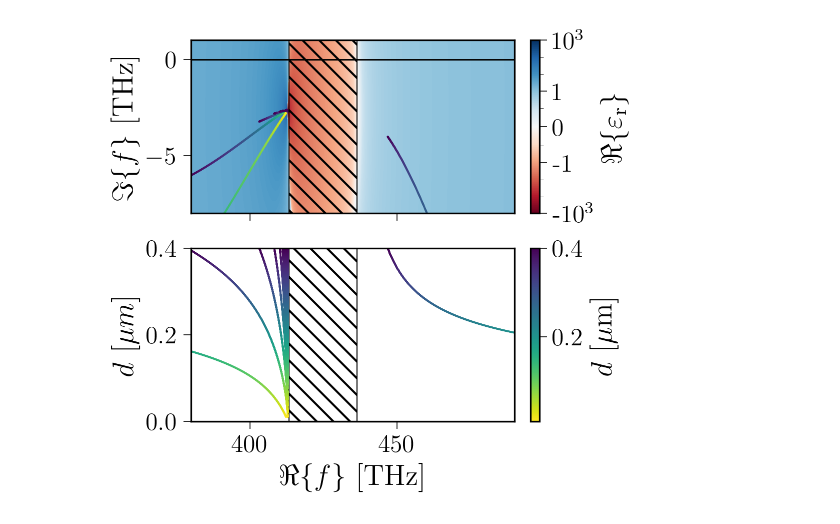
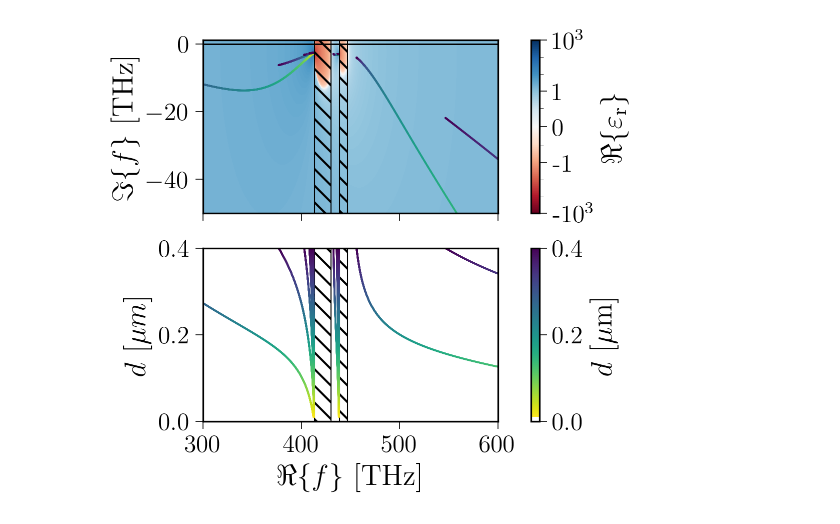
Before and after one commit to jan-david-fischbach/agsurmof, a Jupyter notebook: notebooks/plot_subdivide_results.ipynb, the cells around one changed output. Cells and saved outputs as stored; diff of their text form; code cells hidden in the pictures.

```diff
--- a/notebooks/plot_subdivide_results.ipynb
+++ b/notebooks/plot_subdivide_results.ipynb
@@ -30,14 +30,14 @@ mm = 0.1/2.54
 # name = "large_sweep_3pole"
 # fig_width = 190*mm
 
-osc=1
+osc=1#0.1
+damping=1
+npoles = 2
 fnames = [
-    f"fine_1pole_{osc}osc.pkl",
+    f"fine_{npoles}pole_{osc}osc_{damping}damping.pkl",
 ]
-npoles = 1
-name = f"{osc}osc_1pole"
+name = f"{npoles}pole_{osc}osc_{damping}damping"
 fig_width = 90*mm
-
 
 poles = []
 residues = []
@@ -60,13 +68,13 @@ fig, axs = plt.subplots(2, 1, sharex=True, figsize=(90*mm,50*mm), constrained_la
 plt.sca(axs[0])
 w_r = np.linspace(380, 490, 300)
 #w_i = np.linspace(-3.7, -2.5, 100)
-w_i = np.linspace(-8, 1, 100)
+w_i = np.linspace(-50, 1, 100)
 #w_i = np.linspace(-600, 1, 100)
 W_r, W_i = np.meshgrid(w_r, w_i)
 W = W_r +1j*W_i
-eps = eps_cav(W/to_THz, npoles, osc)# eps_ag(W/to_THz) #
+eps = eps_cav(W/to_THz, npoles, osc, damping)# eps_ag(W/to_THz) #
 
-eps_r = eps_cav(w_r/to_THz, npoles, osc)# eps_ag(w_r/to_THz) #
+eps_r = eps_cav(w_r/to_THz, npoles, osc, damping)# eps_ag(w_r/to_THz) #
 lines = 0.5*(w_r[:-1]+w_r[1:])[np.diff(eps_r>0)!=0]
 
 plt.pcolormesh(W_r, W_i, np.real(eps), norm=mpl.colors.SymLogNorm(linthresh=0.1,
@@ -90,8 +98,9 @@ plt.fill_between(w_r, 0, 1, hatch="\\\\\\", where=eps_r.real<0, color="none", ed
 plt.sca(axs[1])
 plt.colorbar(mpl.cm.ScalarMappable(cmap=cmap, norm=norm), ax=plt.gca(), label="$d$ [$\mathrm{\mu m}$]")
 for color, t, p, r in zip(colors, thickness, poles, residues):
-    plt.scatter(np.real(p)*to_THz, [t]*len(p), color=color, marker="|",
-                alpha=np.clip(10*np.sqrt(np.abs(r)), 0, 1))
+    if p.size:
+        plt.scatter(np.real(p)*to_THz, [t]*len(p), color=color, marker="|",
+                alpha=1)#np.clip(10*np.sqrt(np.abs(r)), 0, 1))
 
 for line in lines:
     plt.axvline(line)
@@ -108,7 +116,8 @@ plt.savefig(f"{name}_movement.pdf")
 # %%
 figsize=(90*mm,50*mm)
 for t, p, r in zip(thickness, poles, residues):
-    plt.scatter(np.real(p)*to_THz, [1/t]*len(p), color="k", marker=".",
+    if p.size:
+        plt.scatter(np.real(p)*to_THz, [1/t]*len(p), color="k", marker=".",
                 alpha=np.clip(10*np.sqrt(np.abs(r)), 0, 1))
 
 for line in lines:
@@ -124,6 +133,7 @@ plt.savefig("poles_inverse_thickness.pdf")
 # %%
 for t, p, r in zip(thickness, poles, residues):
-    plt.scatter(np.real(p)*to_THz, [t]*len(p), color="k", marker="x", alpha=np.clip(10*np.sqrt(np.abs(r)), 0, 1))
+    if p.size:
+        plt.scatter(np.real(p)*to_THz, [t]*len(p), color="k", marker="x", alpha=np.clip(10*np.sqrt(np.abs(r)), 0, 1))
 
 for line in lines:
     plt.axvline(line)
@@ -194,15 +245,14 @@ plt.ylim((-7.5, 1))
 # %%
 fig, axs = plt.subplots(2, 1, sharex=True, figsize=(fig_width,80*mm), constrained_layout=True)
 plt.sca(axs[0])
-w_r = np.linspace(380, 490, 1200)
-#w_i = np.linspace(-3.7, -2.5, 100)
-w_i = np.linspace(-8, 1, 400)
-#w_i = np.linspace(-600, 1, 100)
+#w_r = np.linspace(380, 490, 1200)
+w_r = np.linspace(300, 600, 1200)
+w_i = np.linspace(-50, 1, 400)
 W_r, W_i = np.meshgrid(w_r, w_i)
 W = W_r +1j*W_i
-eps = eps_cav(W/to_THz, npoles, osc)# eps_ag(W/to_THz) #
+eps = eps_cav(W/to_THz, npoles, osc, damping)# eps_ag(W/to_THz) #
 
-eps_r = eps_cav(w_r/to_THz, npoles, osc)# eps_ag(w_r/to_THz) #
+eps_r = eps_cav(w_r/to_THz, npoles, osc, damping)# eps_ag(w_r/to_THz) #
 lines = 0.5*(w_r[:-1]+w_r[1:])[np.diff(eps_r>0)!=0]
 
 plt.pcolormesh(W_r, W_i, np.real(eps), norm=mpl.colors.SymLogNorm(linthresh=0.1,
@@ -225,32 +275,33 @@ for pole in poles_tracked_filtered.T:
     imag = np.interp(interp_thick, thickness, pole.imag)
     plt.scatter(real*to_THz, imag*to_THz, c=colors_interp, edgecolor='none', s=0.8, rasterized=True)
 
 plt.ylabel("$\Im\{f\}$ [THz]")
 
 plt.fill_between(w_r, 0, 1, hatch="\\\\\\", where=eps_r.real<0, color="none", edgecolor="k", transform=plt.gca().get_xaxis_transform(), lw=0.5)
 plt.axhline(0, color="k")
 
 plt.sca(axs[1])
 plt.fill_between(w_r, 0, 1, hatch="\\\\\\", where=eps_r.real<0, color="none", edgecolor="k", transform=plt.gca().get_xaxis_transform(), lw=0.5)
-plt.colorbar(mpl.cm.ScalarMappable(cmap=cmap, norm=norm), ax=plt.gca(), label="$d$ [$\mathrm{\mu m}$]")
+cb = plt.colorbar(mpl.cm.ScalarMappable(cmap=cmap, norm=norm), ax=plt.gca(), label="$d$ [$\mathrm{\mu m}$]")
 
 for pole in poles_tracked_filtered.T:
     real = np.interp(interp_thick, thickness, pole.real)
     plt.scatter(real*to_THz, interp_thick, c=colors_interp, edgecolor='none', s=0.8, rasterized=True)
     #plt.scatter(real*to_THz, 1/interp_thick, c=colors_interp, edgecolor='none', s=0.8, rasterized=True)
 
 # for line in lines:
 #     plt.axvline(line)
 
 plt.ylim((0, max(thickness)))
 plt.ylabel("$d$ [$\mu m$]")
 
 # plt.ylim((0, 8))
 # plt.ylabel("$1/d$ [$\mu m^{-1}$]")
 plt.xlim(min(w_r), max(w_r))
 plt.xlabel("$\Re\{f\}$ [THz]")
 plt.yticks([0, 0.2, 0.4])
+cb.set_ticks(plt.yticks()[0])
 
 plt.savefig(f"{name}_movement.pdf", dpi=600)
 # %% [output]
-[figure, old version]
+[figure, new version]
```
Also changed, not shown: parts of 9 cells of this notebook, 19 other files.
